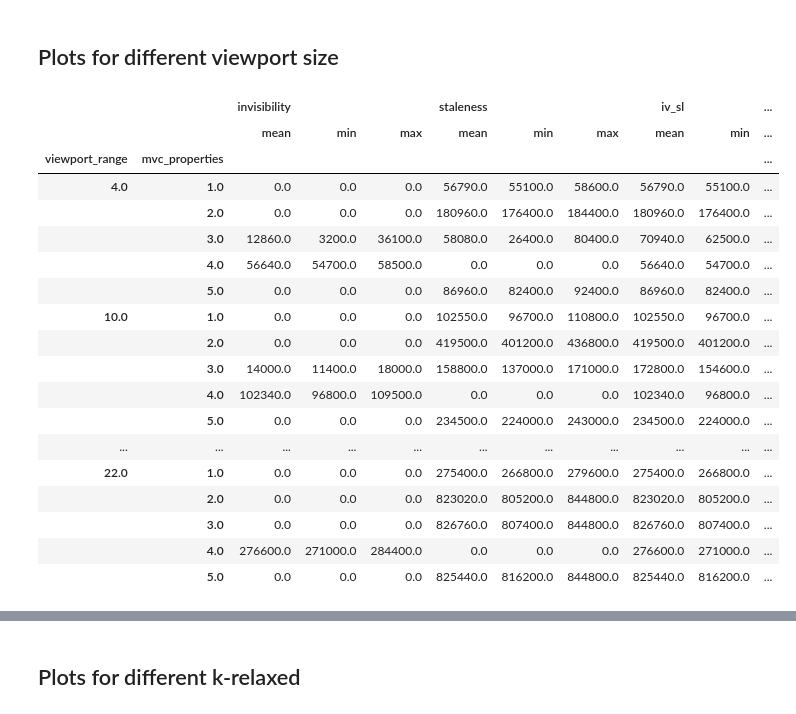
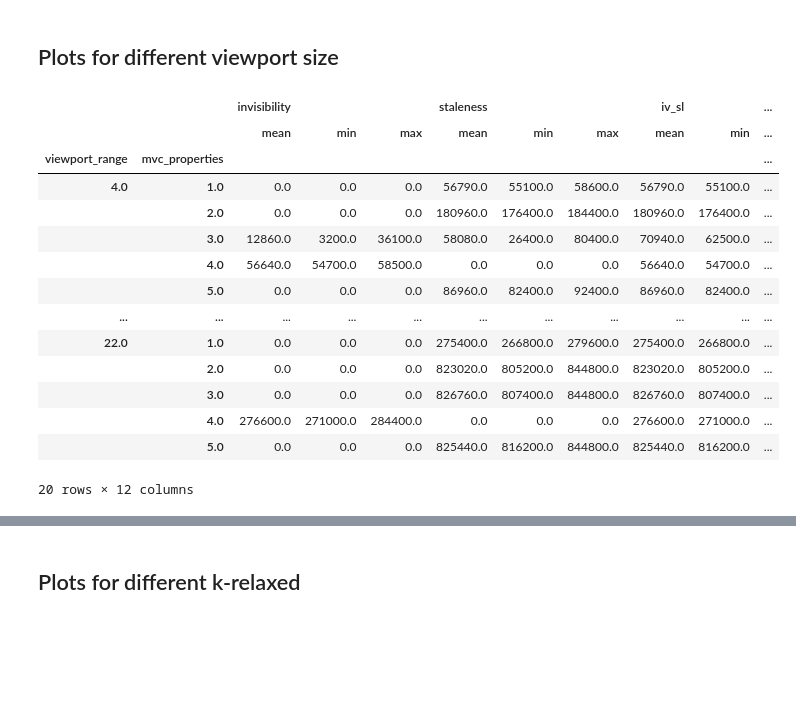
Before and after one commit to transactional-panorama/TP, a Jupyter notebook: superset/ace_driver/test_suite/notebooks/summarize_results.ipynb, the cells around one changed output, grey strips where cells are left out. Saved outputs shown, nothing was run; the diff lists cells and outputs as text; code cells hidden in the pictures; blank space fills up the shorter version.

```diff
--- a/superset/ace_driver/test_suite/notebooks/summarize_results.ipynb
+++ b/superset/ace_driver/test_suite/notebooks/summarize_results.ipynb
@@ -5,6 +5,7 @@ import pandas as pd
 import numpy as np
 import re
 
+pd.set_option('display.max_rows', 10)
 mvc_properties = ["ICNB", "GCNB", "LCMB", "GCPB", "LCNB"]
 property_dict = {1: "ICNB", 2: "GCNB", 3: "LCMB", 4: "GCPB", 5: "LCNB"}
 iv_list = [3, 4]
@@ -25,6 +26,9 @@ vp_shift_str = "shift_step"
 explore_str = "explore_range"
 agg_value = "mean"
 k_str = "k_relaxed"
+one_k=1000
+log_time_str = "log_time"
+
 
 notebook_home= os.path.abspath('')
 experiment_home=notebook_home + "/../experiment_results"
@@ -46,7 +50,8 @@ def add_error_bound(df):
     return df
 
 def massage_data(df, metric_type, k_relaxed = False):
-    new_df = df[metric_type]/df[tt_str]
+    #new_df = df[metric_type]/df[tt_str]
+    new_df = df[metric_type]/one_k
     new_df = add_error_bound(new_df)
     if k_relaxed:
         new_df = new_df[new_df[mvc_str].isin(k_relax_list)]
@@ -57,20 +62,16 @@ def massage_data(df, metric_type, k_relaxed = False):
     new_df[mvc_str] = new_df[mvc_str].apply(lambda x: property_dict[x] if x in property_dict else x)
     return new_df
 
-def read_one_file(df, root, file, dim_one, dim_two, dim_one_value):
+
+def read_one_file(df, root, file, dim_one, dim_two):
     result = parse_stat_report(os.path.join(root, file))
     run = parse_int(os.path.basename(root))
-    if dim_one_value is not None:
-        dim_one_result = dim_one_value
-    else:
-        dim_one_result = result[dim_one]
+    dim_one_result = result[dim_one]
     dim_two_result = int(result[dim_two])
     iv = float(result[iv_str])
     sl = float(result[sl_str])
     iv_sl = iv + sl
-    vp_range = 6
-    if vp_range_str in result:
-        vp_range = float(result[vp_range_str])
+    vp_range = float(result[vp_range_str])
     tt = float(result[tt_str])/vp_range
     df.loc[len(df.index)] = [dim_one_result, dim_two_result, run, iv, sl, iv_sl, tt]
 
@@ -79,16 +80,15 @@ def read_raw_data(result_home, dim_one, dim_two):
     for root, dirs, files in os.walk(result_home):
         for file in files:
             if file == "stat.out":
-                read_one_file(df, root, file, dim_one, dim_two, None)
+                read_one_file(df, root, file, dim_one, dim_two)
     return df
 
 def read_raw_data_by_dir_name(result_home, dim_one, dim_two):
     df = pd.DataFrame(columns=[dim_one, dim_two, run_str, iv_str, sl_str, iv_sl_str, tt_str])
     for dir_name in os.listdir(result_home):
-        dim_one_value = parse_int(dir_name)
         dir_root = os.path.join(result_home, dir_name)
         for root, dirs, files in os.walk(dir_root):
             for file in files:
                 if file == "stat.out":
-                    read_one_file(df, root, file, dim_one, dim_two, dim_one_value)
+                    read_one_file(df, root, file, dim_one, dim_two)
     return df
@@ -225,29 +386,25 @@ plot_line_chart(sl_df, explore_str, mvc_str, explore_str, sl_str)
 # %% [markdown]
 ## Plots for different viewport size
 # %%
-viewport_range =  os.path.join(experiment_home, "dash_config/viewport_range")
+viewport_range =  os.path.join(experiment_home, "dash_config", vp_range_str)
 df = read_raw_data(viewport_range, vp_range_str, mvc_str)
 df = df.sort_values([vp_range_str, mvc_str, run_str])
 agg_df = df.drop([run_str], axis=1).groupby([vp_range_str, mvc_str]).agg([agg_value, "min", "max"])
 iv_df = massage_data(agg_df, iv_str)
 agg_df
 # %% [output]
 |  |  | invisibility |  |  | staleness |  |  | iv_sl |  | ... |
 |  |  | mean | min | max | mean | min | max | mean | min | ... |
 | viewport_range | mvc_properties |  |  |  |  |  |  |  |  | ... |
 | 4.0 | 1.0 | 0.0 | 0.0 | 0.0 | 56790.0 | 55100.0 | 58600.0 | 56790.0 | 55100.0 | ... |
 |  | 2.0 | 0.0 | 0.0 | 0.0 | 180960.0 | 176400.0 | 184400.0 | 180960.0 | 176400.0 | ... |
 |  | 3.0 | 12860.0 | 3200.0 | 36100.0 | 58080.0 | 26400.0 | 80400.0 | 70940.0 | 62500.0 | ... |
 |  | 4.0 | 56640.0 | 54700.0 | 58500.0 | 0.0 | 0.0 | 0.0 | 56640.0 | 54700.0 | ... |
 |  | 5.0 | 0.0 | 0.0 | 0.0 | 86960.0 | 82400.0 | 92400.0 | 86960.0 | 82400.0 | ... |
-| 10.0 | 1.0 | 0.0 | 0.0 | 0.0 | 102550.0 | 96700.0 | 110800.0 | 102550.0 | 96700.0 | ... |
-|  | 2.0 | 0.0 | 0.0 | 0.0 | 419500.0 | 401200.0 | 436800.0 | 419500.0 | 401200.0 | ... |
-|  | 3.0 | 14000.0 | 11400.0 | 18000.0 | 158800.0 | 137000.0 | 171000.0 | 172800.0 | 154600.0 | ... |
-|  | 4.0 | 102340.0 | 96800.0 | 109500.0 | 0.0 | 0.0 | 0.0 | 102340.0 | 96800.0 | ... |
-|  | 5.0 | 0.0 | 0.0 | 0.0 | 234500.0 | 224000.0 | 243000.0 | 234500.0 | 224000.0 | ... |
 | ... | ... | ... | ... | ... | ... | ... | ... | ... | ... | ... |
 | 22.0 | 1.0 | 0.0 | 0.0 | 0.0 | 275400.0 | 266800.0 | 279600.0 | 275400.0 | 266800.0 | ... |
 |  | 2.0 | 0.0 | 0.0 | 0.0 | 823020.0 | 805200.0 | 844800.0 | 823020.0 | 805200.0 | ... |
 |  | 3.0 | 0.0 | 0.0 | 0.0 | 826760.0 | 807400.0 | 844800.0 | 826760.0 | 807400.0 | ... |
 |  | 4.0 | 276600.0 | 271000.0 | 284400.0 | 0.0 | 0.0 | 0.0 | 276600.0 | 271000.0 | ... |
 |  | 5.0 | 0.0 | 0.0 | 0.0 | 825440.0 | 816200.0 | 844800.0 | 825440.0 | 816200.0 | ... |
+20 rows × 12 columns
```
Also changed, not shown: parts of 46 cells of this notebook, 18 other files.
